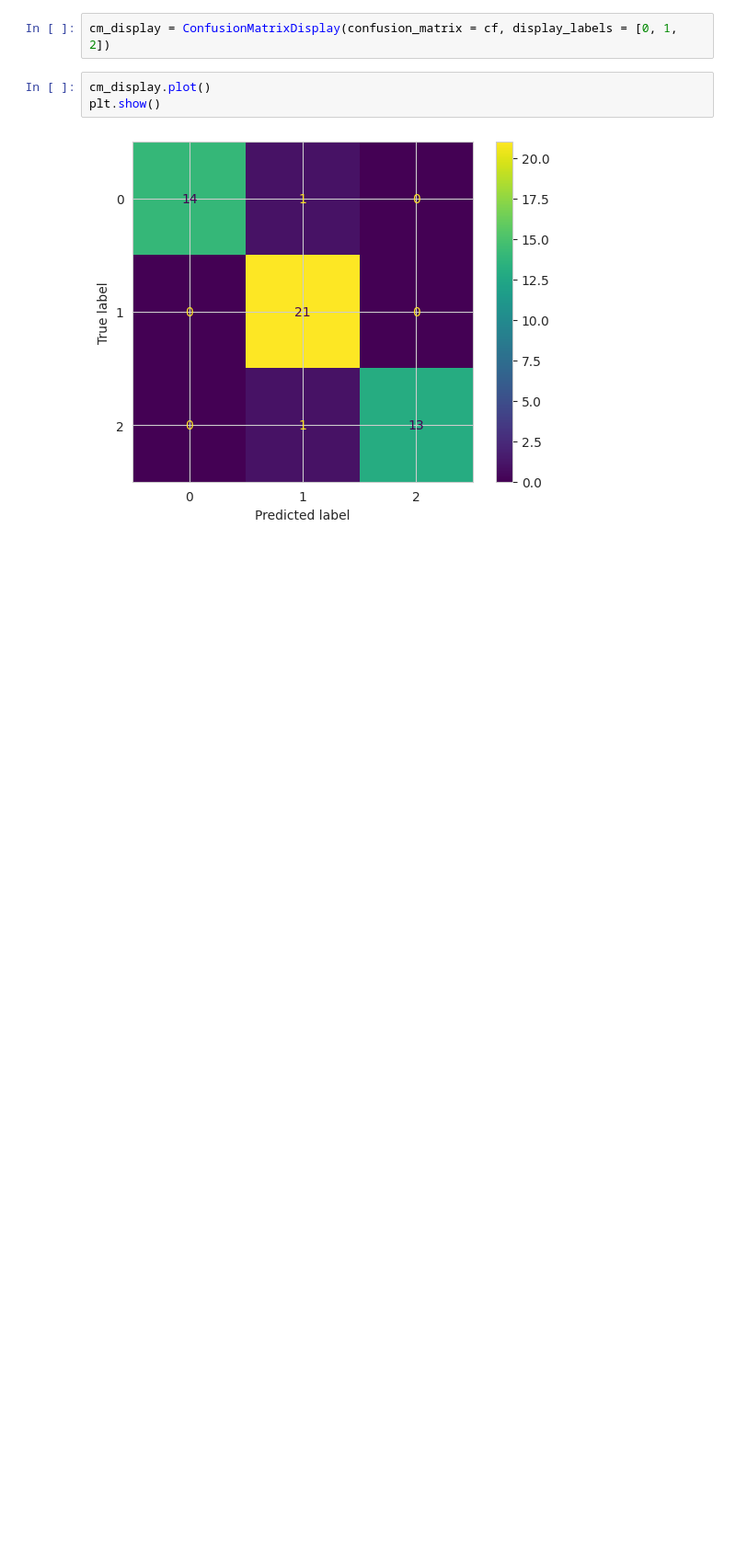
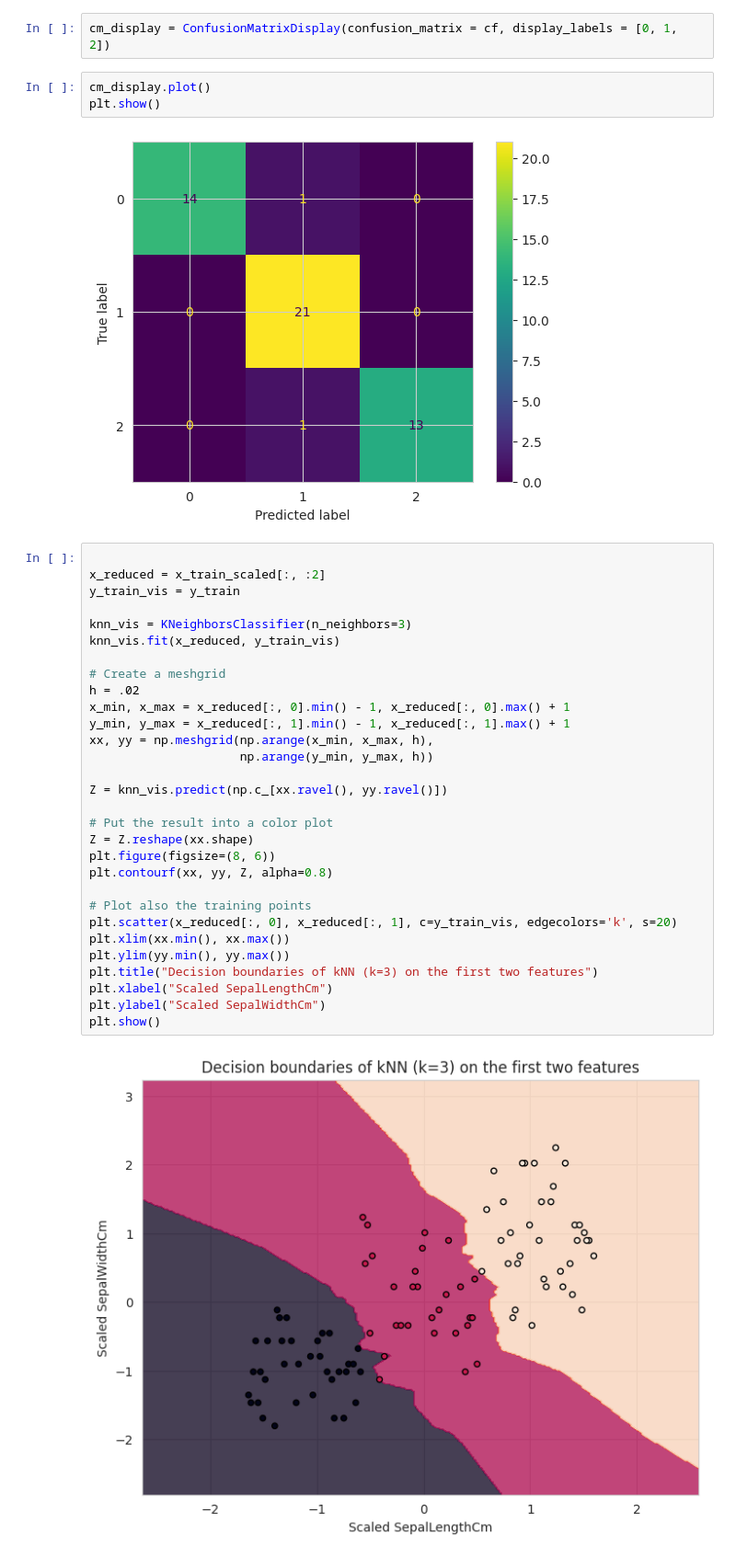
Before and after one commit to Aiswaryabinu/iris, a Jupyter notebook: iris.ipynb, the cells around one changed output. Shown: that part at 92% size. Drawn from its saved outputs; the diff is of its cells as text; blank space fills up the shorter version.

```diff
--- a/iris.ipynb
+++ b/iris.ipynb
@@ -112,3 +133,35 @@ cm_display.plot()
 plt.show()
 # %% [output]
 [figure]
+# %%
+
+x_reduced = x_train_scaled[:, :2]
+y_train_vis = y_train
+
+knn_vis = KNeighborsClassifier(n_neighbors=3)
+knn_vis.fit(x_reduced, y_train_vis)
+
+# Create a meshgrid
+h = .02
+x_min, x_max = x_reduced[:, 0].min() - 1, x_reduced[:, 0].max() + 1
+y_min, y_max = x_reduced[:, 1].min() - 1, x_reduced[:, 1].max() + 1
+xx, yy = np.meshgrid(np.arange(x_min, x_max, h),
+                     np.arange(y_min, y_max, h))
+
+Z = knn_vis.predict(np.c_[xx.ravel(), yy.ravel()])
+
+# Put the result into a color plot
+Z = Z.reshape(xx.shape)
+plt.figure(figsize=(8, 6))
+plt.contourf(xx, yy, Z, alpha=0.8)
+
+# Plot also the training points
+plt.scatter(x_reduced[:, 0], x_reduced[:, 1], c=y_train_vis, edgecolors='k', s=20)
+plt.xlim(xx.min(), xx.max())
+plt.ylim(yy.min(), yy.max())
+plt.title("Decision boundaries of kNN (k=3) on the first two features")
+plt.xlabel("Scaled SepalLengthCm")
+plt.ylabel("Scaled SepalWidthCm")
+plt.show()
+# %% [output]
+[figure, added]
```
Also changed, not shown: parts of 2 cells of this notebook.
